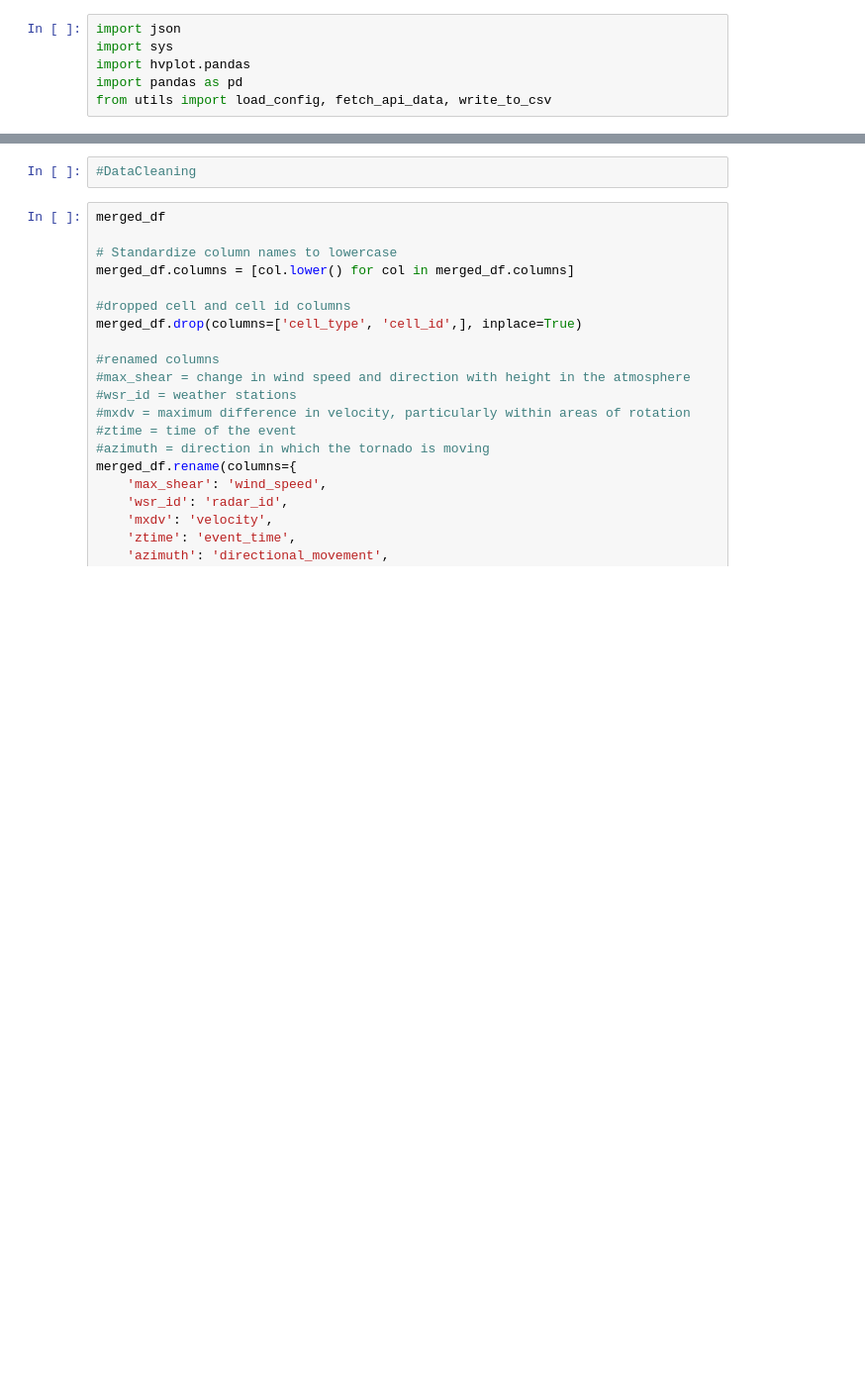
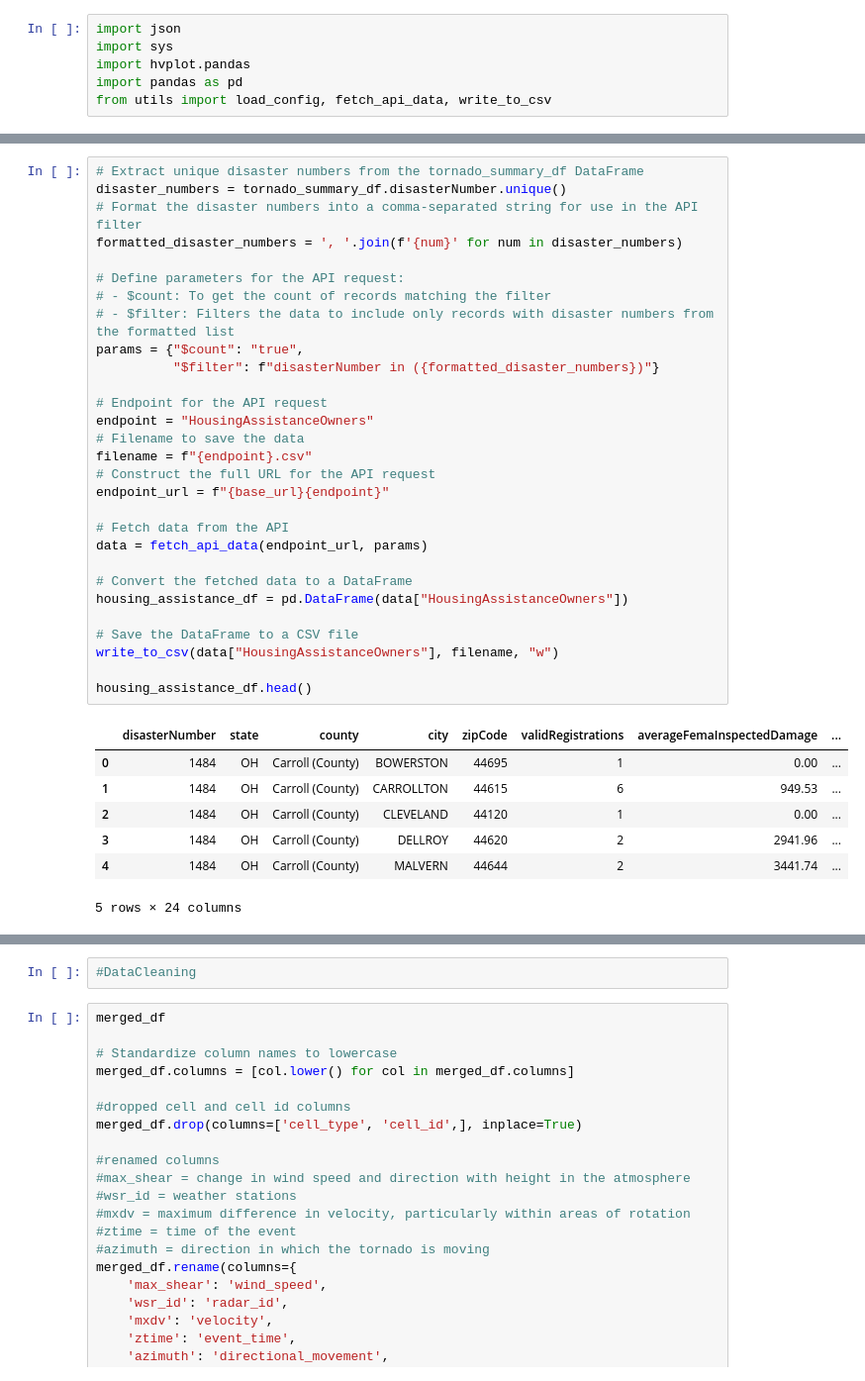
Before and after one commit to DavidnBui/DataStormers, a Jupyter notebook: tornado_notebook.ipynb, the cells around one changed output, grey strips where cells are left out. Shown at 99% size. Drawn from its saved outputs; the diff is of its cells as text; blank space fills up the shorter version.

```diff
--- a/tornado_notebook.ipynb
+++ b/tornado_notebook.ipynb
@@ -114,3 +213,40 @@ housing_assistance_df
+# %%
+# Extract unique disaster numbers from the tornado_summary_df DataFrame
+disaster_numbers = tornado_summary_df.disasterNumber.unique()
+# Format the disaster numbers into a comma-separated string for use in the API filter
+formatted_disaster_numbers = ', '.join(f'{num}' for num in disaster_numbers)
+
+# Define parameters for the API request:
+# - $count: To get the count of records matching the filter
+# - $filter: Filters the data to include only records with disaster numbers from the formatted list
+params = {"$count": "true",
+          "$filter": f"disasterNumber in ({formatted_disaster_numbers})"}
+
+# Endpoint for the API request
+endpoint = "HousingAssistanceOwners"
+# Filename to save the data
+filename = f"{endpoint}.csv"
+# Construct the full URL for the API request
+endpoint_url = f"{base_url}{endpoint}"
+
+# Fetch data from the API
+data = fetch_api_data(endpoint_url, params)
+
+# Convert the fetched data to a DataFrame
+housing_assistance_df = pd.DataFrame(data["HousingAssistanceOwners"])
+
+# Save the DataFrame to a CSV file
+write_to_csv(data["HousingAssistanceOwners"], filename, "w")
+
+housing_assistance_df.head()
+# %% [output]
+|  | disasterNumber | state | county | city | zipCode | validRegistrations | averageFemaInspectedDamage | ... |
+| 0 | 1484 | OH | Carroll (County) | BOWERSTON | 44695 | 1 | 0.00 | ... |
+| 1 | 1484 | OH | Carroll (County) | CARROLLTON | 44615 | 6 | 949.53 | ... |
+| 2 | 1484 | OH | Carroll (County) | CLEVELAND | 44120 | 1 | 0.00 | ... |
+| 3 | 1484 | OH | Carroll (County) | DELLROY | 44620 | 2 | 2941.96 | ... |
+| 4 | 1484 | OH | Carroll (County) | MALVERN | 44644 | 2 | 3441.74 | ... |
+5 rows × 24 columns
 # %%
 %%capture --no-display
 # Configure the map plot
```
Also changed, not shown: parts of 28 cells of this notebook, 1 other file.
